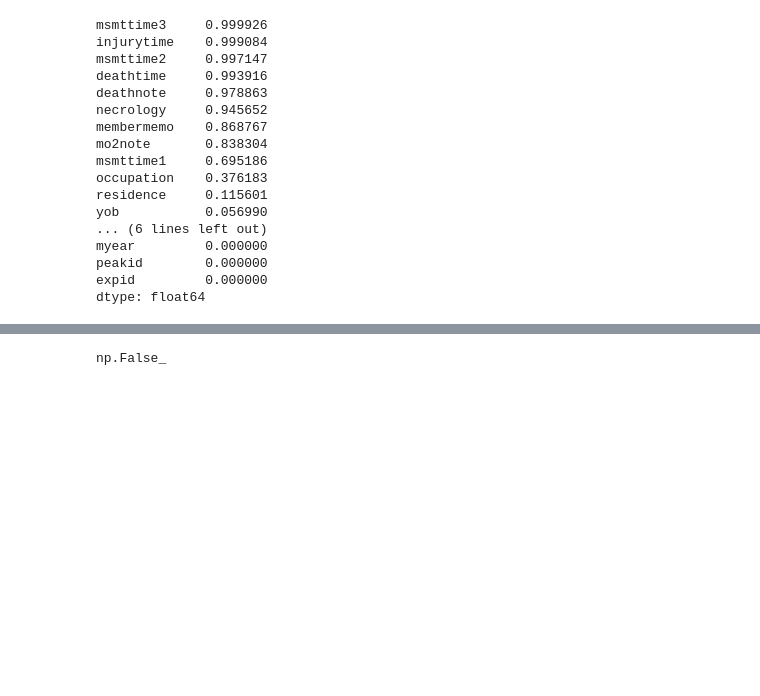
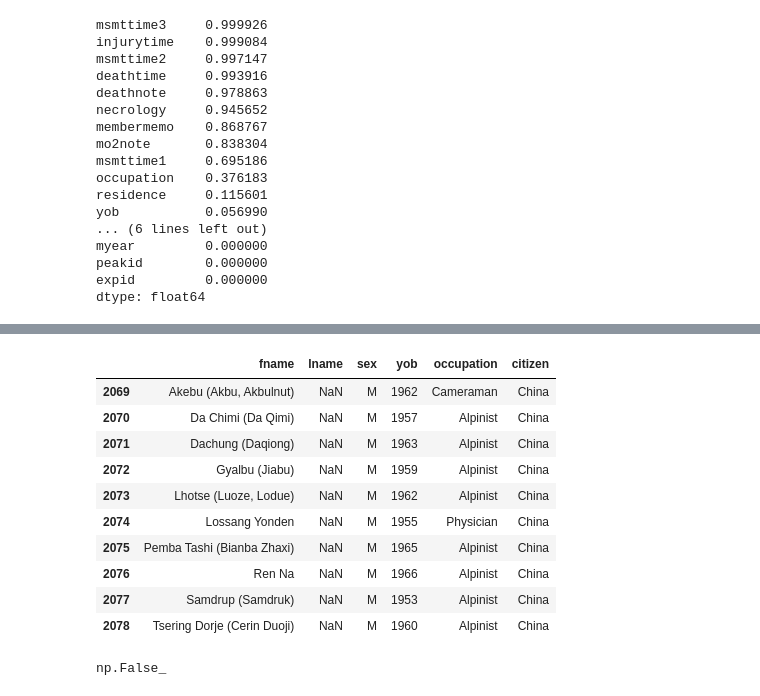
Before and after one commit to bastien-winant/himalayan-db-pipeline, a Jupyter notebook: notebooks/eda_members.ipynb, the cells around one changed output, grey strips where cells are left out. Cells and saved outputs as stored; diff of their text form; code cells hidden in the pictures; blank space fills up the shorter version.

```diff
--- a/notebooks/eda_members.ipynb
+++ b/notebooks/eda_members.ipynb
@@ -103,3 +189,17 @@ dtype: float64
+# %%
+df.loc[df.lname.isna(), demo_cols].head(10)
+# %% [output]
+|  | fname | lname | sex | yob | occupation | citizen |
+| 2069 | Akebu (Akbu, Akbulnut) | NaN | M | 1962 | Cameraman | China |
+| 2070 | Da Chimi (Da Qimi) | NaN | M | 1957 | Alpinist | China |
+| 2071 | Dachung (Daqiong) | NaN | M | 1963 | Alpinist | China |
+| 2072 | Gyalbu (Jiabu) | NaN | M | 1959 | Alpinist | China |
+| 2073 | Lhotse (Luoze, Lodue) | NaN | M | 1962 | Alpinist | China |
+| 2074 | Lossang Yonden | NaN | M | 1955 | Physician | China |
+| 2075 | Pemba Tashi (Bianba Zhaxi) | NaN | M | 1965 | Alpinist | China |
+| 2076 | Ren Na | NaN | M | 1966 | Alpinist | China |
+| 2077 | Samdrup (Samdruk) | NaN | M | 1953 | Alpinist | China |
+| 2078 | Tsering Dorje (Cerin Duoji) | NaN | M | 1960 | Alpinist | China |
 # %%
 df.yob.str.isnumeric().all()
 # %% [output]
```
Also changed, not shown: parts of 58 cells of this notebook, 3 other files.
